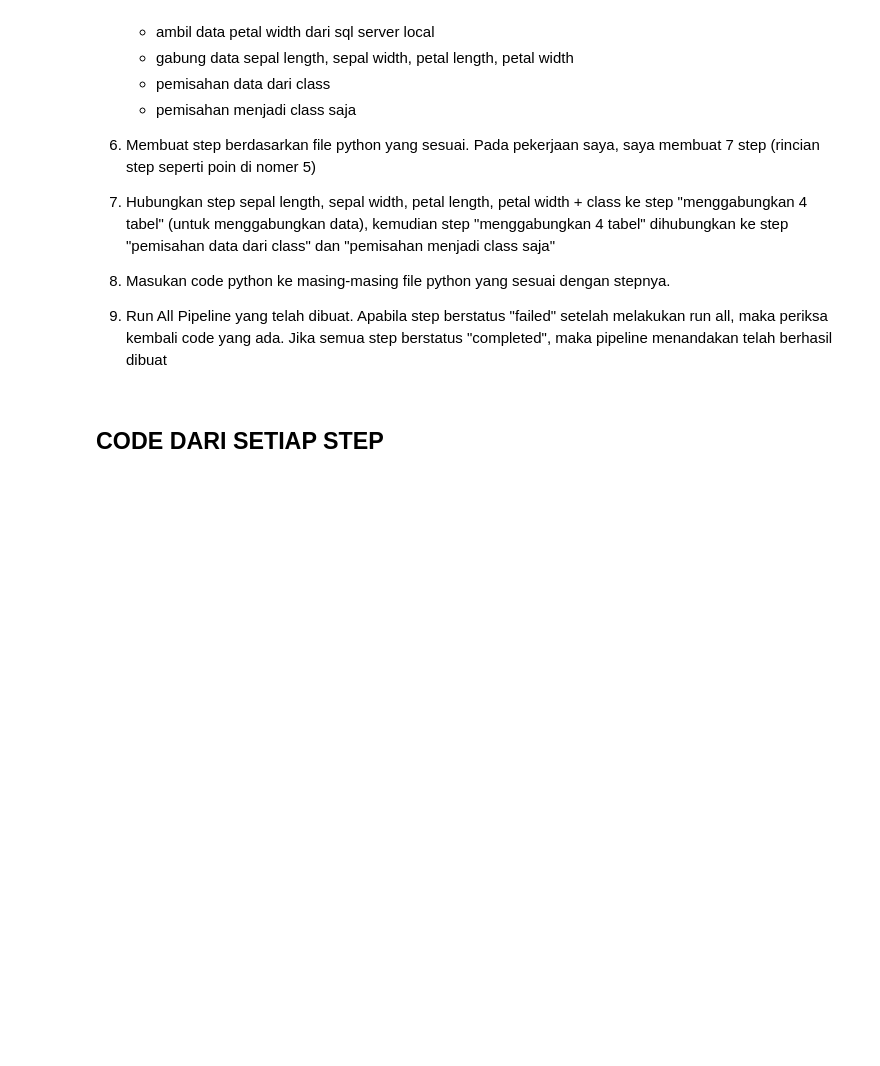
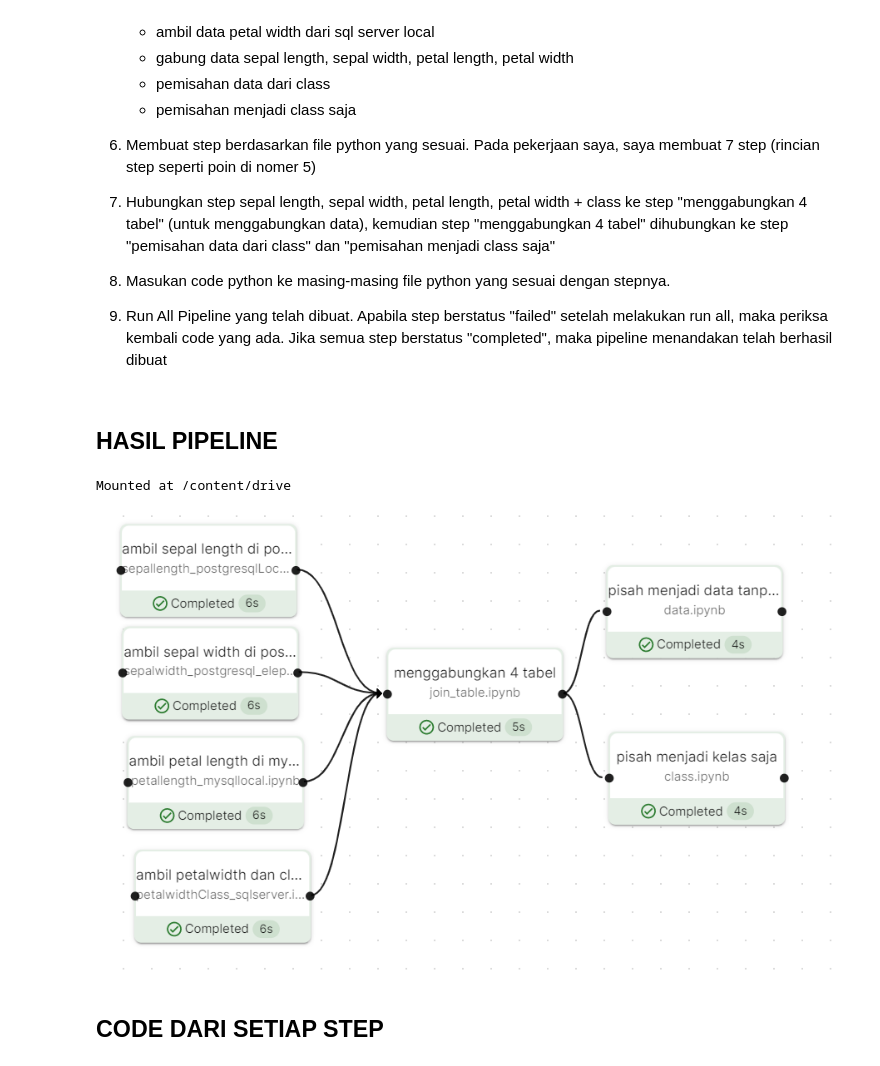
Before and after one commit to normalitariyn/prosaindata, a Jupyter notebook: Tugas_Membuat_Pipeline.ipynb, the cells around one changed output. Saved outputs shown, nothing was run; the diff lists cells and outputs as text; code cells hidden in the pictures; blank space fills up the shorter version.

```diff
--- a/Tugas_Membuat_Pipeline.ipynb
+++ b/Tugas_Membuat_Pipeline.ipynb
@@ -42,3 +42,10 @@ Kelas : PSD C
 7. Hubungkan step sepal length, sepal width, petal length, petal width + class ke step "menggabungkan 4 tabel" (untuk menggabungkan data), kemudian step "menggabungkan 4 tabel" dihubungkan ke step "pemisahan data dari class" dan "pemisahan menjadi class saja"
 8. Masukan code python ke masing-masing file python yang sesuai dengan stepnya.
 9. Run All Pipeline yang telah dibuat. Apabila step berstatus "failed" setelah melakukan run all, maka periksa kembali code yang ada. Jika semua step berstatus "completed", maka pipeline menandakan telah berhasil dibuat
+# %% [markdown]
+## **HASIL PIPELINE**
+# %%
+from google.colab import drive
+drive.mount('/content/drive')
+# %% [output]
+Mounted at /content/drive
@@ -45,3 +56,9 @@ Kelas : PSD C
+# %%
+image = cv2.imread('/content/drive/MyDrive/prosaindata/pipeline.png')
+# %%
+cv2_imshow(image)
+# %% [output]
+[figure, added]
 # %% [markdown]
 ## **CODE DARI SETIAP STEP**
 # %% [markdown]
```
Also changed, not shown: parts of 1 cell of this notebook.
